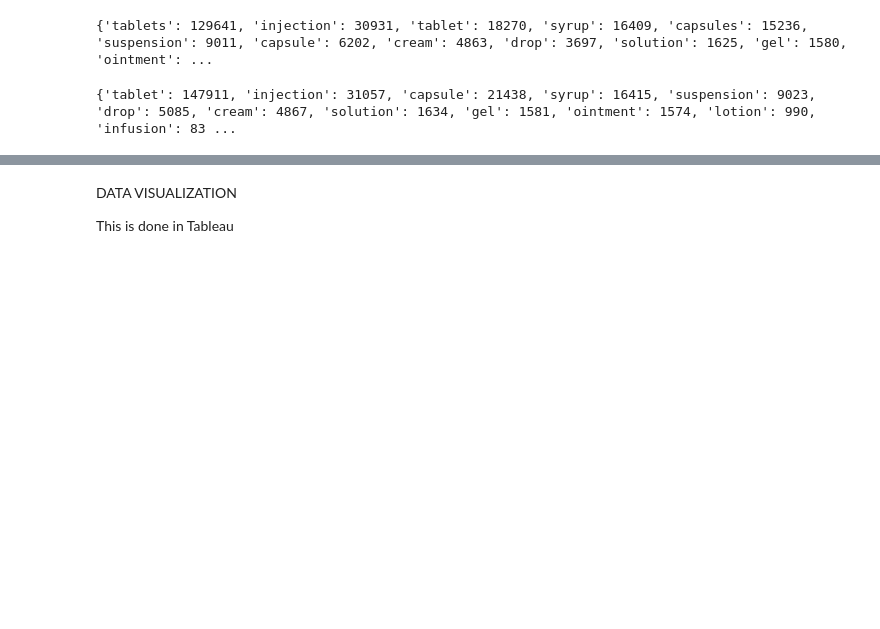
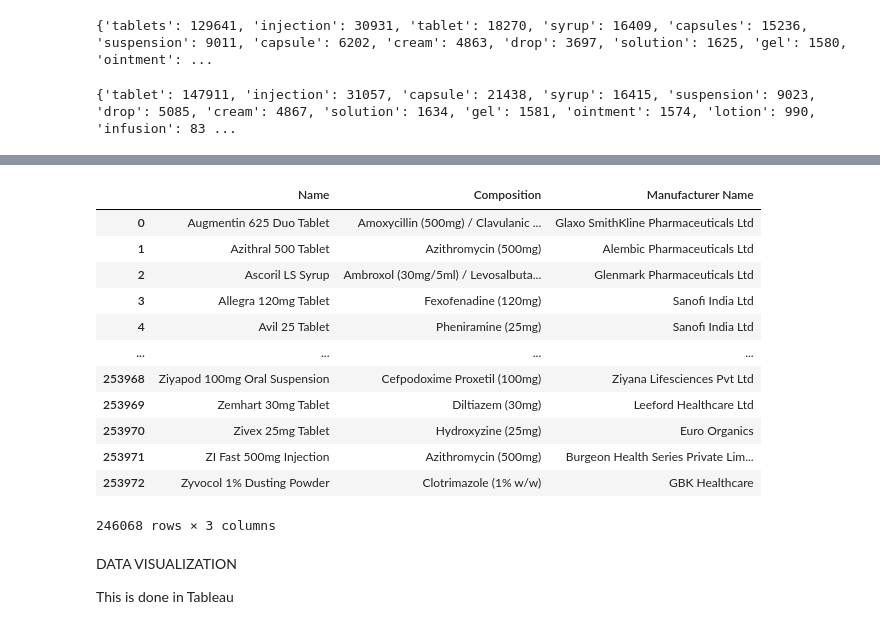
Before and after one commit to Ranisha19/Data-Analytics-Projects, a Jupyter notebook: MedicineRecommendations/MedicineAnalysisV1.ipynb, the cells around one changed output, grey strips where cells are left out. Cells and saved outputs as stored; diff of their text form; code cells hidden in the pictures; blank space fills up the shorter version.

```diff
--- a/MedicineRecommendations/MedicineAnalysisV1.ipynb
+++ b/MedicineRecommendations/MedicineAnalysisV1.ipynb
@@ -190,3 +212,19 @@ dataset.to_excel(r'Med-cleaned.xlsx', index=False)
+# %%
+dataset[['Name','Composition','Manufacturer Name']]
+# %% [output]
+|  | Name | Composition | Manufacturer Name |
+| 0 | Augmentin 625 Duo Tablet | Amoxycillin (500mg) / Clavulanic ... | Glaxo SmithKline Pharmaceuticals Ltd |
+| 1 | Azithral 500 Tablet | Azithromycin (500mg) | Alembic Pharmaceuticals Ltd |
+| 2 | Ascoril LS Syrup | Ambroxol (30mg/5ml) / Levosalbuta... | Glenmark Pharmaceuticals Ltd |
+| 3 | Allegra 120mg Tablet | Fexofenadine (120mg) | Sanofi India Ltd |
+| 4 | Avil 25 Tablet | Pheniramine (25mg) | Sanofi India Ltd |
+| ... | ... | ... | ... |
+| 253968 | Ziyapod 100mg Oral Suspension | Cefpodoxime Proxetil (100mg) | Ziyana Lifesciences Pvt Ltd |
+| 253969 | Zemhart 30mg Tablet | Diltiazem (30mg) | Leeford Healthcare Ltd |
+| 253970 | Zivex 25mg Tablet | Hydroxyzine (25mg) | Euro Organics |
+| 253971 | ZI Fast 500mg Injection | Azithromycin (500mg) | Burgeon Health Series Private Lim... |
+| 253972 | Zyvocol 1% Dusting Powder | Clotrimazole (1% w/w) | GBK Healthcare |
+246068 rows × 3 columns
 # %% [markdown]
 DATA VISUALIZATION
 
```
Also changed, not shown: parts of 12 cells of this notebook, 6 other files.
